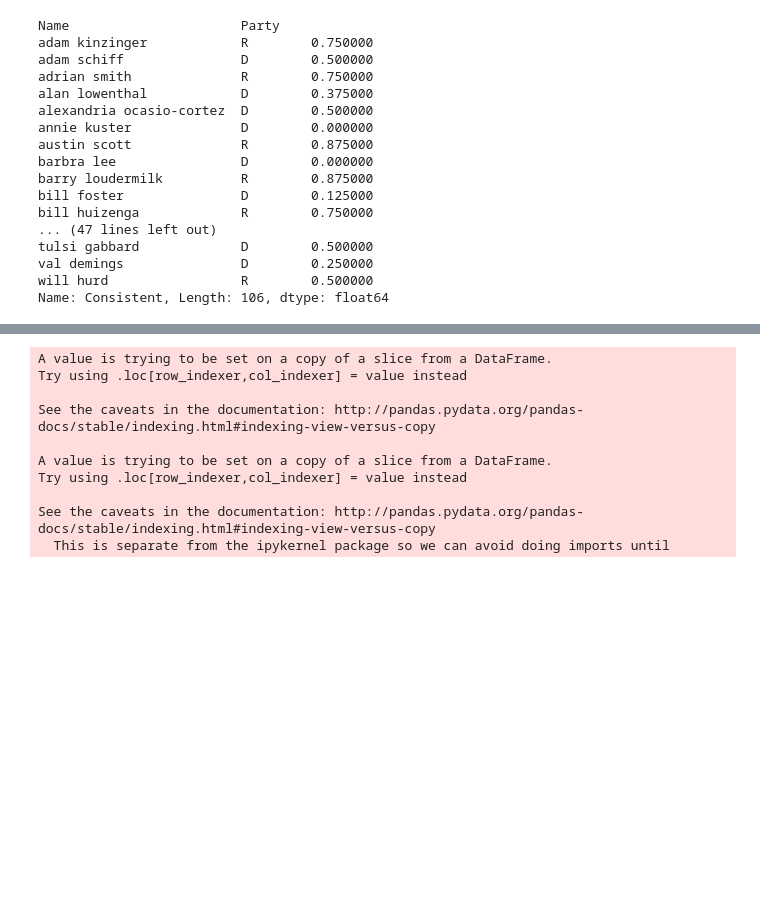
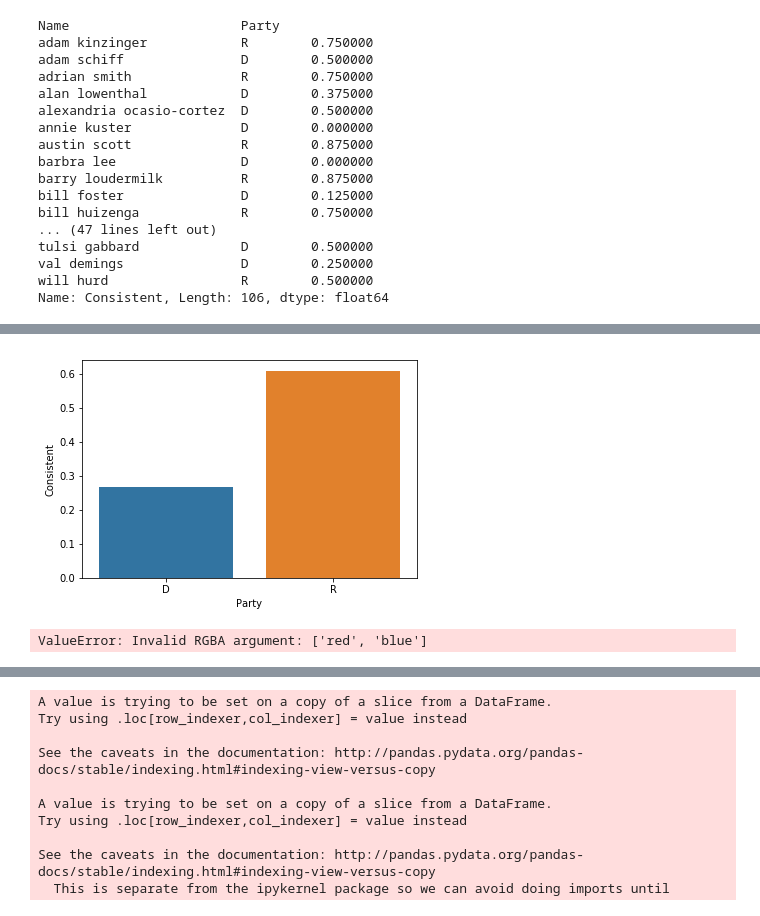
Before and after one commit to annsudhart/politician-tweet-analysis, a Jupyter notebook: Tweet_Truth/Poli_Consistency.ipynb, the cells around one changed output, grey strips where cells are left out. Saved outputs shown, nothing was run; the diff lists cells and outputs as text; code cells hidden in the pictures; blank space fills up the shorter version.

```diff
--- a/Tweet_Truth/Poli_Consistency.ipynb
+++ b/Tweet_Truth/Poli_Consistency.ipynb
@@ -346,0 +152,5 @@ votes_mod[(votes_mod['Vote'] == 0) & (votes_mod['Label'] == 1)]
+# %%
+by_party = votes_mod.groupby(['Party'])['Consistent'].mean()
+sns.barplot(x = by_party.index, y = by_party);
+# %% [output]
+[figure, added]
@@ -346,0 +159,5 @@ votes_mod[(votes_mod['Vote'] == 0) & (votes_mod['Label'] == 1)]
+# %%
+by_party_bill = votes_mod.groupby(['Party', 'Bill'])['Consistent'].mean()
+sns.barplot(x = party_bill_ind, y = by_party_bill, color = ['red','blue']).set_xticklabels(labels = party_bill_ind, rotation=90);
+# %% [output]
+ValueError: Invalid RGBA argument: ['red', 'blue']
```
Also changed, not shown: parts of 58 cells of this notebook.
